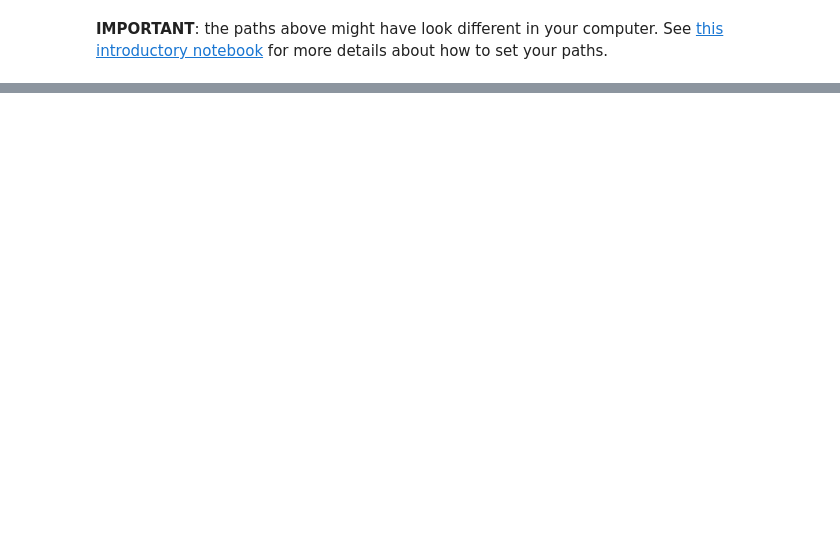
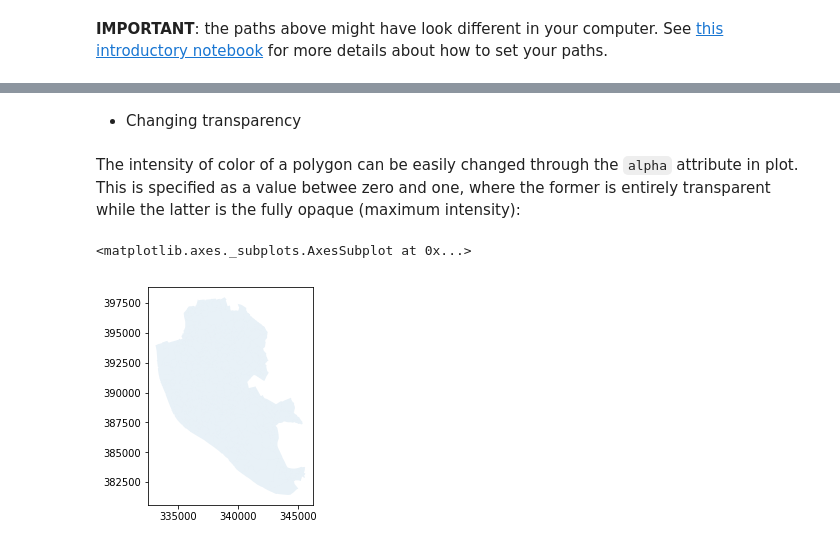
Before and after one commit to darribas/gds18, a Jupyter notebook: content/labs/lab_03.ipynb, the cells around one changed output, grey strips where cells are left out. Drawn from its saved outputs; the diff is of its cells as text; code cells hidden in the pictures; blank space fills up the shorter version.

```diff
--- a/content/labs/lab_03.ipynb
+++ b/content/labs/lab_03.ipynb
@@ -460,0 +147,9 @@ in this course are available as an open Github repository available at: [`https:
+# %% [markdown]
+* Changing transparency
+# %% [markdown]
+The intensity of color of a polygon can be easily changed through the `alpha` attribute in plot. This is specified as a value betwee zero and one, where the former is entirely transparent while the latter is the fully opaque (maximum intensity):
+# %%
+lsoas.plot(alpha=0.1)
+# %% [output]
+<matplotlib.axes._subplots.AxesSubplot at 0x...>
+[figure, added]
```
Also changed, not shown: parts of 214 cells of this notebook, 40 other files.
